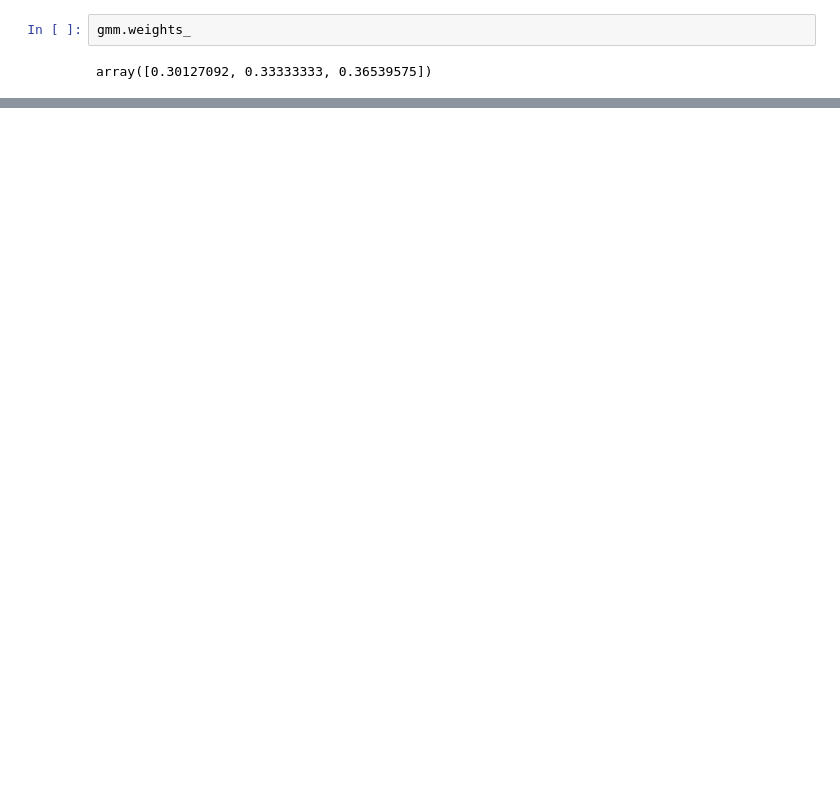
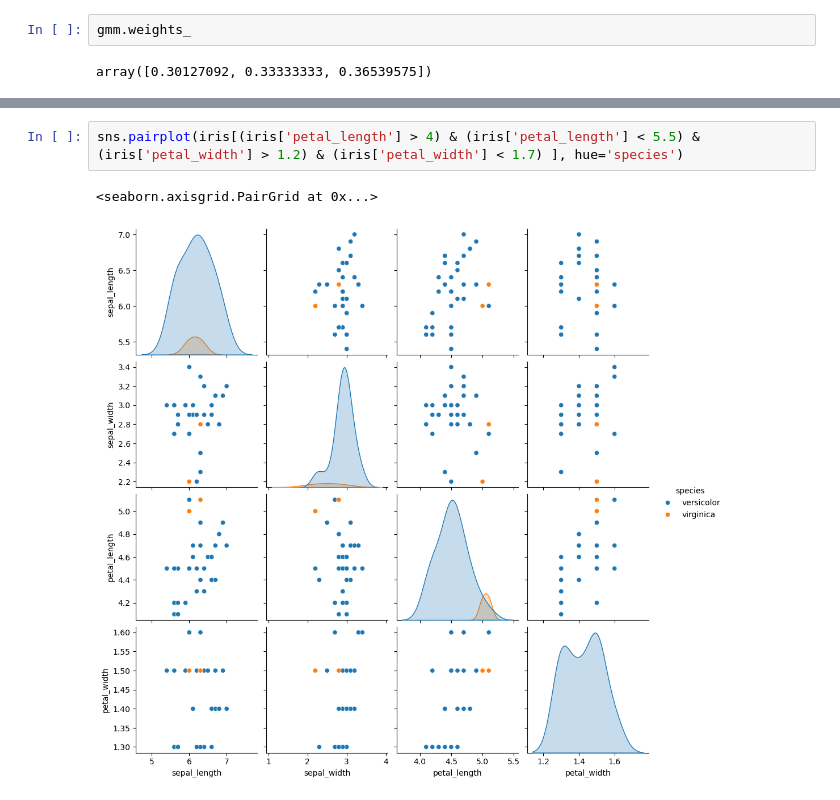
Before and after one commit to rodriguezmDNA/statsfromscratch, a Jupyter notebook: Expectation Maximization/EM_Iris_3D.ipynb, the cells around one changed output, grey strips where cells are left out. Saved outputs shown, nothing was run; the diff lists cells and outputs as text; blank space fills up the shorter version.

```diff
--- a/Expectation Maximization/EM_Iris_3D.ipynb
+++ b/Expectation Maximization/EM_Iris_3D.ipynb
@@ -249,0 +363,5 @@ array([0.30127092, 0.33333333, 0.36539575])
+# %%
+sns.pairplot(iris[(iris['petal_length'] > 4) & (iris['petal_length'] < 5.5) & (iris['petal_width'] > 1.2) & (iris['petal_width'] < 1.7) ], hue='species')
+# %% [output]
+<seaborn.axisgrid.PairGrid at 0x...>
+[figure, added]
```
Also changed, not shown: parts of 28 cells of this notebook.
